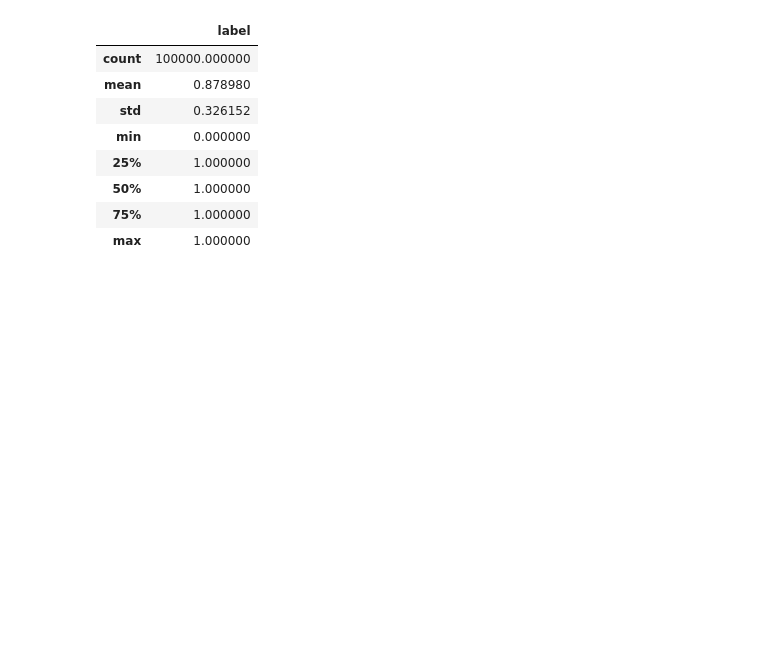
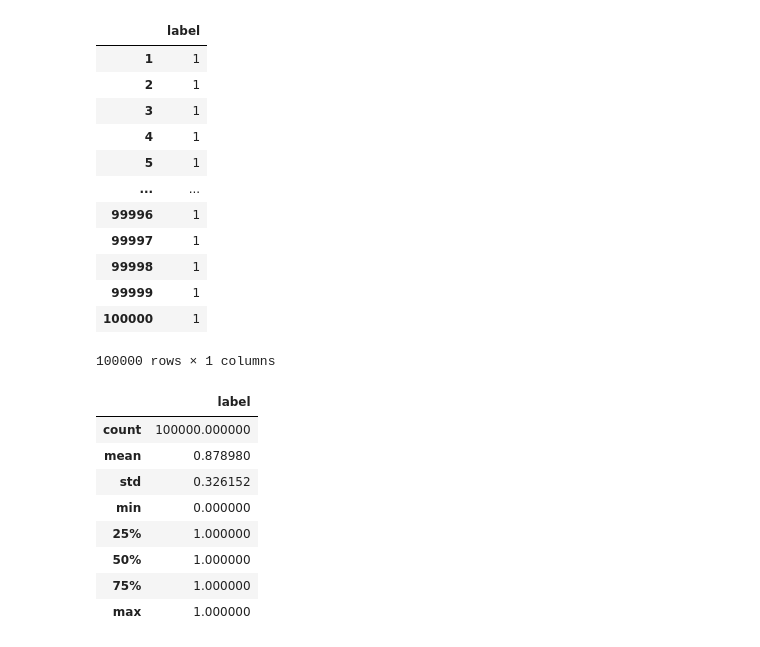
Before and after one commit to antoineschieb/ml_exercise_TP, a Jupyter notebook: explore.ipynb, the cells around one changed output. Cells and saved outputs as stored; diff of their text form; code cells hidden in the pictures; blank space fills up the shorter version.

```diff
--- a/explore.ipynb
+++ b/explore.ipynb
@@ -4,5 +5,20 @@ import PIL
 # %%
 # Read the file and load into a DataFrame
-df = pd.read_csv('ml_exercise_therapanacea/label_train.txt', header=None, names=['label'])
-df.index = df.index + 1
+ground_truth_df = pd.read_csv('ml_exercise_therapanacea/label_train.txt', header=None, names=['label'])
+ground_truth_df.index = ground_truth_df.index + 1
+ground_truth_df
+# %% [output]
+|  | label |
+| 1 | 1 |
+| 2 | 1 |
+| 3 | 1 |
+| 4 | 1 |
+| 5 | 1 |
+| ... | ... |
+| 99996 | 1 |
+| 99997 | 1 |
+| 99998 | 1 |
+| 99999 | 1 |
+| 100000 | 1 |
+100000 rows × 1 columns
 # %%
```
Also changed, not shown: parts of 9 cells of this notebook.
